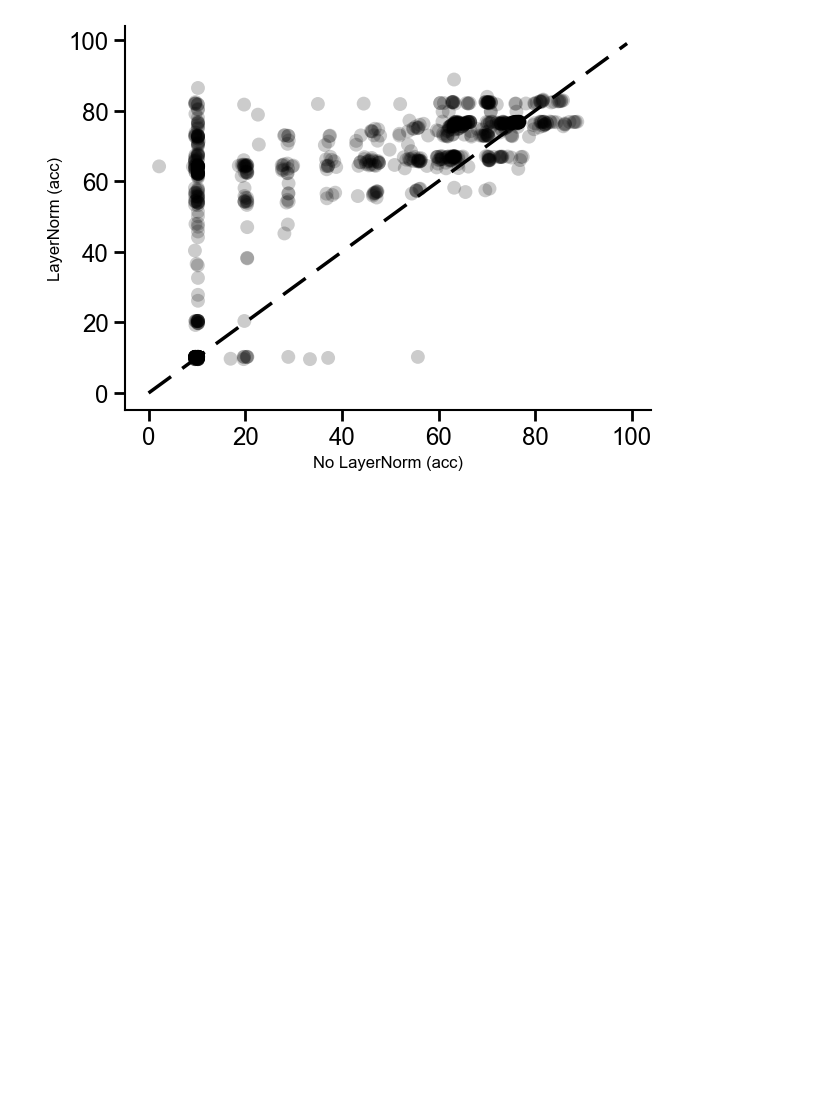
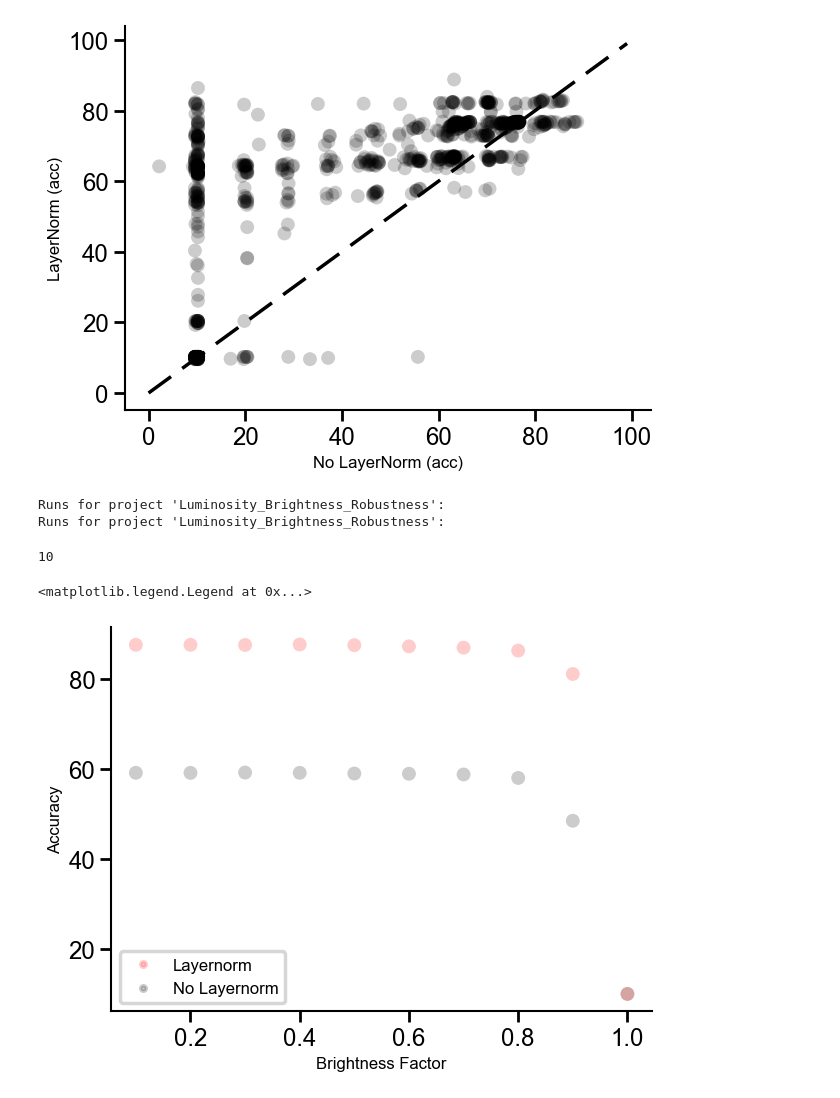
Before and after one commit to RoyHEyono/HomeostaticDANN, a Jupyter notebook: models/dense_mnist_task/notebooks/figures.ipynb, the cells around one changed output. Drawn from its saved outputs; the diff is of its cells as text; code cells hidden in the pictures; blank space fills up the shorter version.

```diff
--- a/models/dense_mnist_task/notebooks/figures.ipynb
+++ b/models/dense_mnist_task/notebooks/figures.ipynb
@@ -68,3 +69,41 @@ print(count)
 # %% [output]
 899
 [figure]
+# %%
+runs_nolayernorm = fetch_runs(api, entity='project_danns', project_name='Luminosity_Brightness_Robustness', filters={"config.dataset": "fashionmnist",
+                                                            "config.brightness_factor": 0.75, "config.homeostasis": False, "config.normtype": "ln_false"})
+runs_layernorm = fetch_runs(api, entity='project_danns', project_name='Luminosity_Brightness_Robustness', filters={"config.dataset": "fashionmnist",
+                                                            "config.brightness_factor": 0.75, "config.homeostasis": False, "config.normtype": "ln_true"})
+# %% [output]
+Runs for project 'Luminosity_Brightness_Robustness':
+Runs for project 'Luminosity_Brightness_Robustness':
+# %%
+len(runs_nolayernorm)
+# %% [output]
+10
+# %%
+fig, ax = plt.subplots()
+
+
+for run_noln in runs_nolayernorm:
+    if run_noln.state == 'finished':
+        ax.scatter(run_noln.config['brightness_factor_eval'], run_noln.summary['test_acc'], alpha=0.2, edgecolors='none', color='black')
+
+for run_ln in runs_layernorm:
+    if run_ln.state == 'finished':
+        ax.scatter(run_ln.config['brightness_factor_eval'], run_ln.summary['test_acc'], alpha=0.2, edgecolors='none', color='red')
+
+ax.set_xlabel("Brightness Factor")
+ax.set_ylabel("Accuracy")
+
+# Define custom legend elements
+legend_elements = [
+    Line2D([0], [0], color='red', marker='o', markersize=4, lw=2, label='Layernorm', linestyle='None', alpha=0.2),
+    Line2D([0], [0], color='black', lw=2, marker='o', markersize=4, linestyle='None', label='No Layernorm', alpha=0.2)
+]
+
+# Create the legend
+ax.legend(handles=legend_elements, fontsize='medium', markerscale=1)
+# %% [output]
+<matplotlib.legend.Legend at 0x...>
+[figure, added]
```
Also changed, not shown: parts of 1 cell of this notebook, 3 other files.
